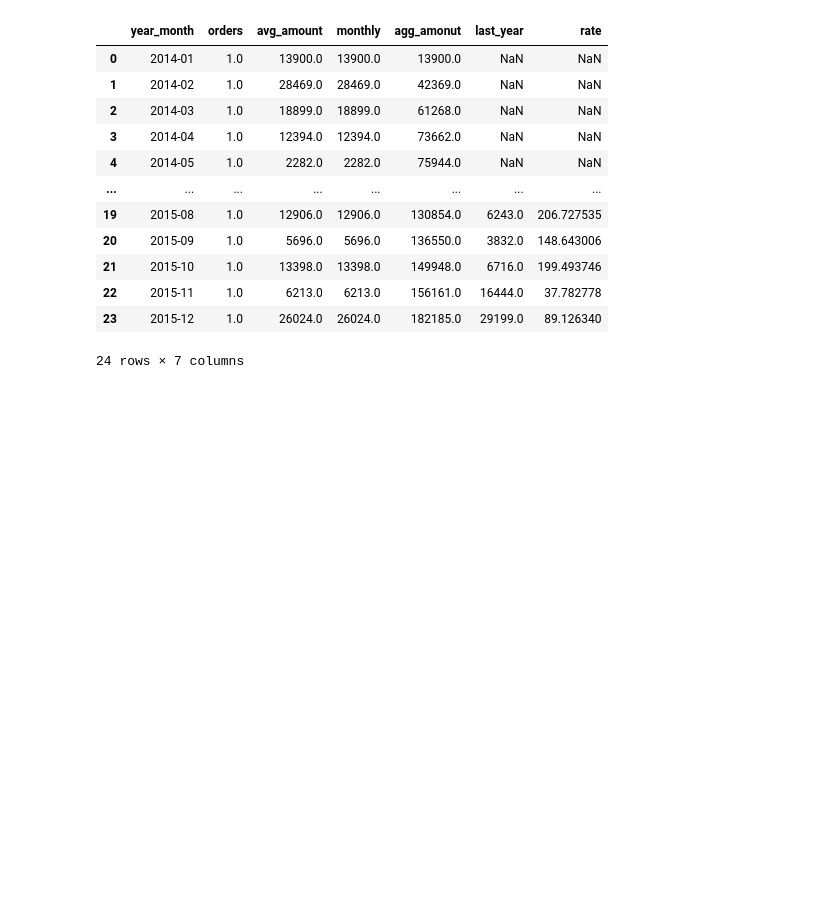
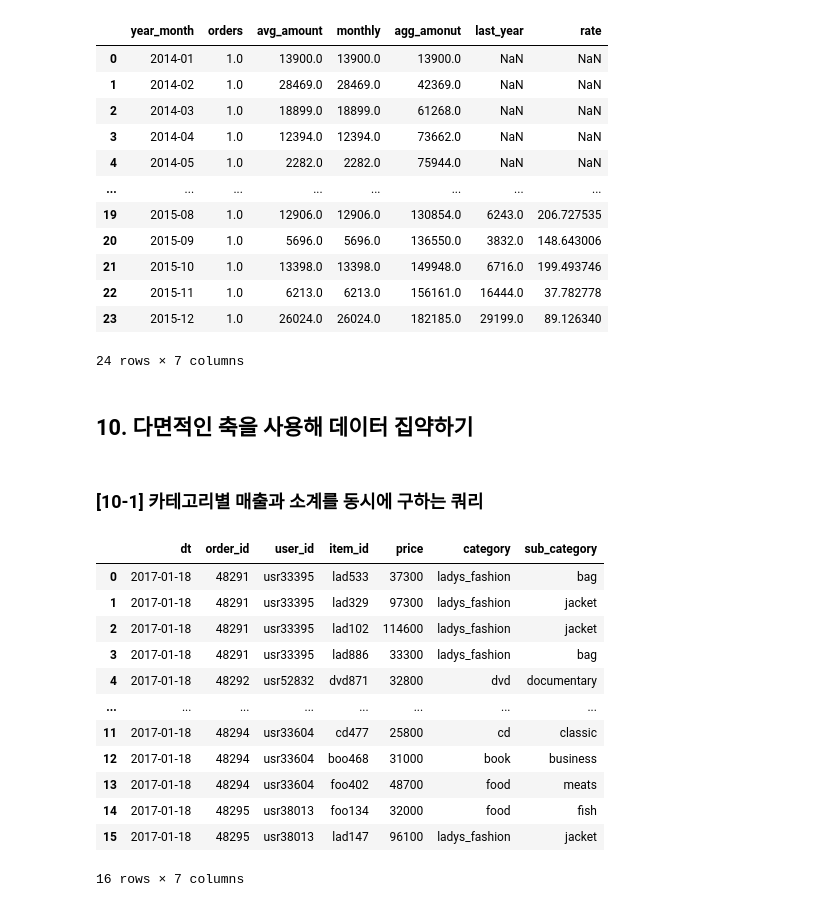
Before and after one commit to mittwoch09/Today-I-Learned, a Jupyter notebook: DataAnalysis/data_extraction_to_understand_sales.ipynb, the cells around one changed output. Saved outputs shown, nothing was run; the diff lists cells and outputs as text; code cells hidden in the pictures; blank space fills up the shorter version.

```diff
--- a/DataAnalysis/data_extraction_to_understand_sales.ipynb
+++ b/DataAnalysis/data_extraction_to_understand_sales.ipynb
@@ -446,3 +446,23 @@ select(query_98)
 | 22 | 2015-11 | 1.0 | 6213.0 | 6213.0 | 156161.0 | 16444.0 | 37.782778 |
 | 23 | 2015-12 | 1.0 | 26024.0 | 26024.0 | 182185.0 | 29199.0 | 89.126340 |
 24 rows × 7 columns
+# %% [markdown]
+## 10. 다면적인 축을 사용해 데이터 집약하기
+# %% [markdown]
+### [10-1] 카테고리별 매출과 소계를 동시에 구하는 쿼리
+# %%
+select('SELECT * FROM purchase_detail_log;')
+# %% [output]
+|  | dt | order_id | user_id | item_id | price | category | sub_category |
+| 0 | 2017-01-18 | 48291 | usr33395 | lad533 | 37300 | ladys_fashion | bag |
+| 1 | 2017-01-18 | 48291 | usr33395 | lad329 | 97300 | ladys_fashion | jacket |
+| 2 | 2017-01-18 | 48291 | usr33395 | lad102 | 114600 | ladys_fashion | jacket |
+| 3 | 2017-01-18 | 48291 | usr33395 | lad886 | 33300 | ladys_fashion | bag |
+| 4 | 2017-01-18 | 48292 | usr52832 | dvd871 | 32800 | dvd | documentary |
+| ... | ... | ... | ... | ... | ... | ... | ... |
+| 11 | 2017-01-18 | 48294 | usr33604 | cd477 | 25800 | cd | classic |
+| 12 | 2017-01-18 | 48294 | usr33604 | boo468 | 31000 | book | business |
+| 13 | 2017-01-18 | 48294 | usr33604 | foo402 | 48700 | food | meats |
+| 14 | 2017-01-18 | 48295 | usr38013 | foo134 | 32000 | food | fish |
+| 15 | 2017-01-18 | 48295 | usr38013 | lad147 | 96100 | ladys_fashion | jacket |
+16 rows × 7 columns
```
Also changed, not shown: parts of 7 cells of this notebook.
